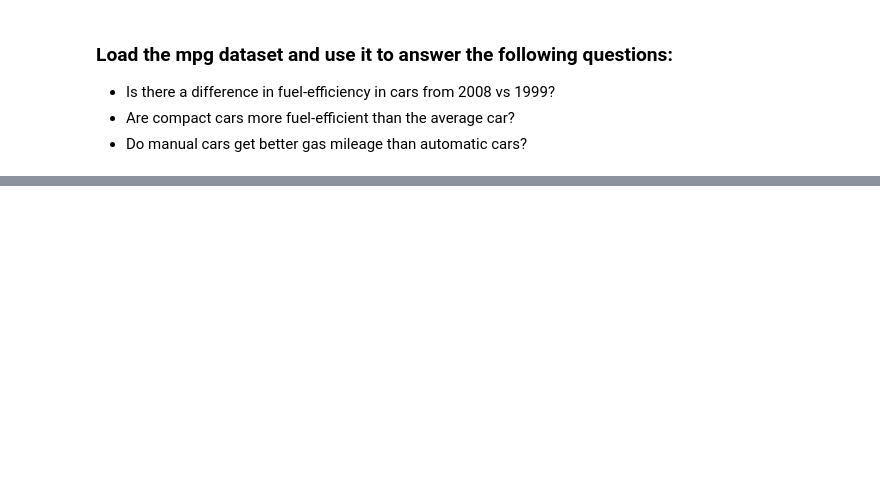
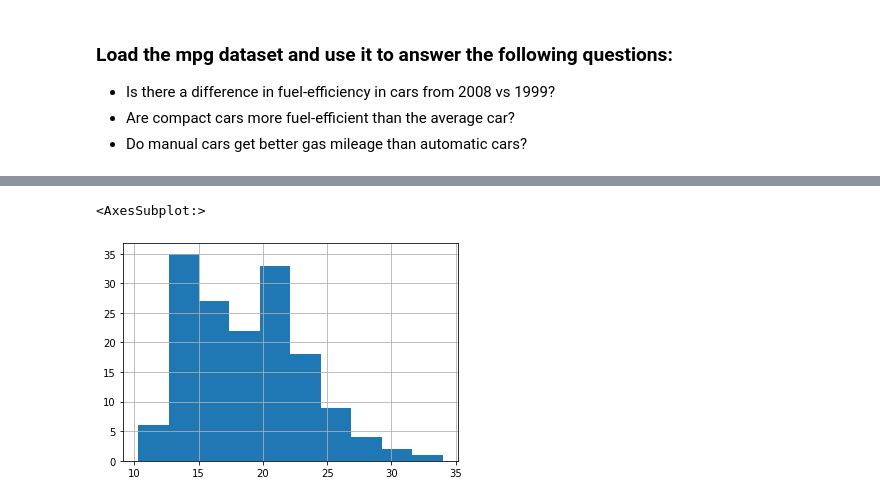
Before and after one commit to cfreeman22/statistics-exercises, a Jupyter notebook: hypothesis_testing.ipynb, the cells around one changed output, grey strips where cells are left out. Cells and saved outputs as stored; diff of their text form; code cells hidden in the pictures; blank space fills up the shorter version.

```diff
--- a/hypothesis_testing.ipynb
+++ b/hypothesis_testing.ipynb
@@ -101,0 +209,10 @@ mpg['mean_mpg']= mpg[]
+# %%
+fe_auto_cars = mpg[mpg.trans.str.contains('auto')].mean_mpg
+
+fe_manual_cars = mpg[mpg.trans.str.contains('manual')].mean_mpg
+# %%
+# examining the distribution for the fuel effeciency. in auto cars
+fe_auto_cars.hist()
+# %% [output]
+<AxesSubplot:>
+[figure, added]
```
Also changed, not shown: parts of 116 cells of this notebook, 4 other files.
